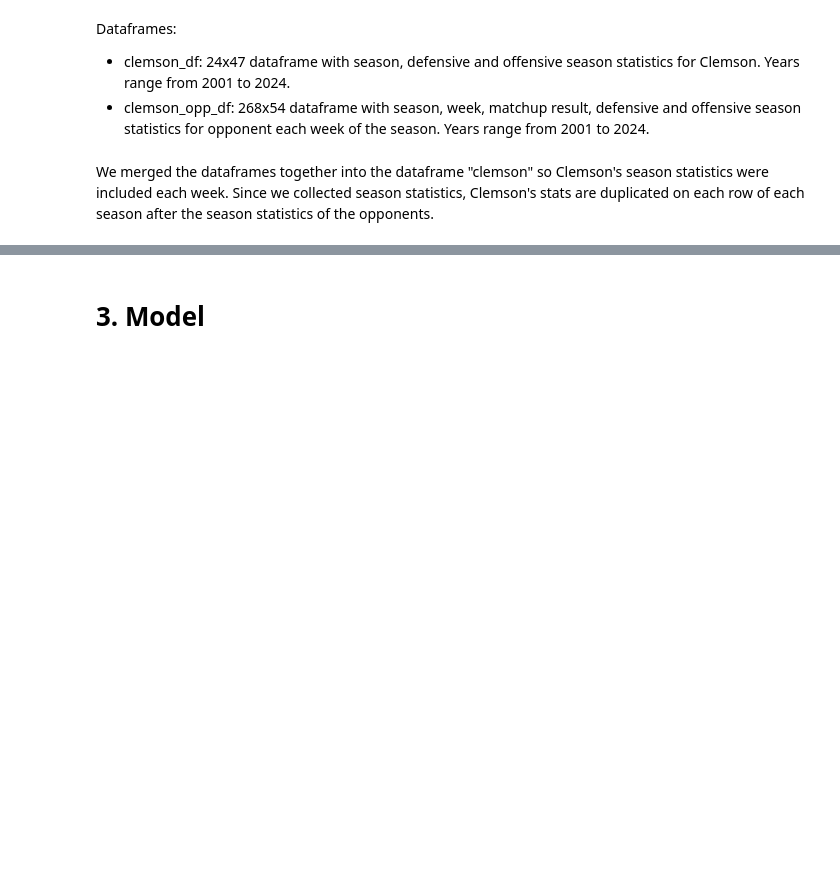
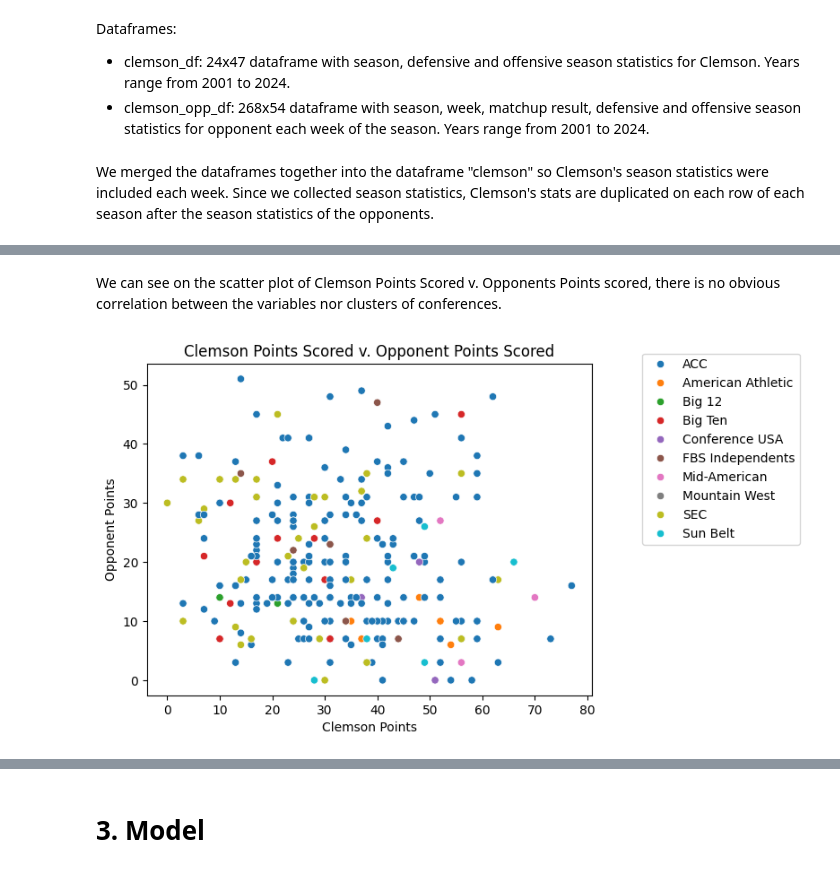
Before and after one commit to rze7ud/DS3001_Final_Project, a Jupyter notebook: Analysis.ipynb, the cells around one changed output, grey strips where cells are left out. Drawn from its saved outputs; the diff is of its cells as text; code cells hidden in the pictures; blank space fills up the shorter version.

```diff
--- a/Analysis.ipynb
+++ b/Analysis.ipynb
@@ -64,0 +71,14 @@ plt.show()
+# %% [markdown]
+We can see on the scatter plot of Clemson Points Scored v. Opponents Points scored, there is no obvious correlation between the variables nor clusters of conferences.
+# %%
+clemson['opp_conference'] = clemson['opp_conference'].astype(str)
+clemson['opp_conference'] = clemson['opp_conference'].astype('category')
+
+sns.scatterplot(data=clemson, x='clemson_points', y='opp_points', hue='opp_conference')
+plt.legend(bbox_to_anchor=(1.1, 1.05))
+plt.title('Clemson Points Scored v. Opponent Points Scored')
+plt.xlabel('Clemson Points')
+plt.ylabel('Opponent Points')
+plt.show()
+# %% [output]
+[figure, added]
```
Also changed, not shown: parts of 3 cells of this notebook.
